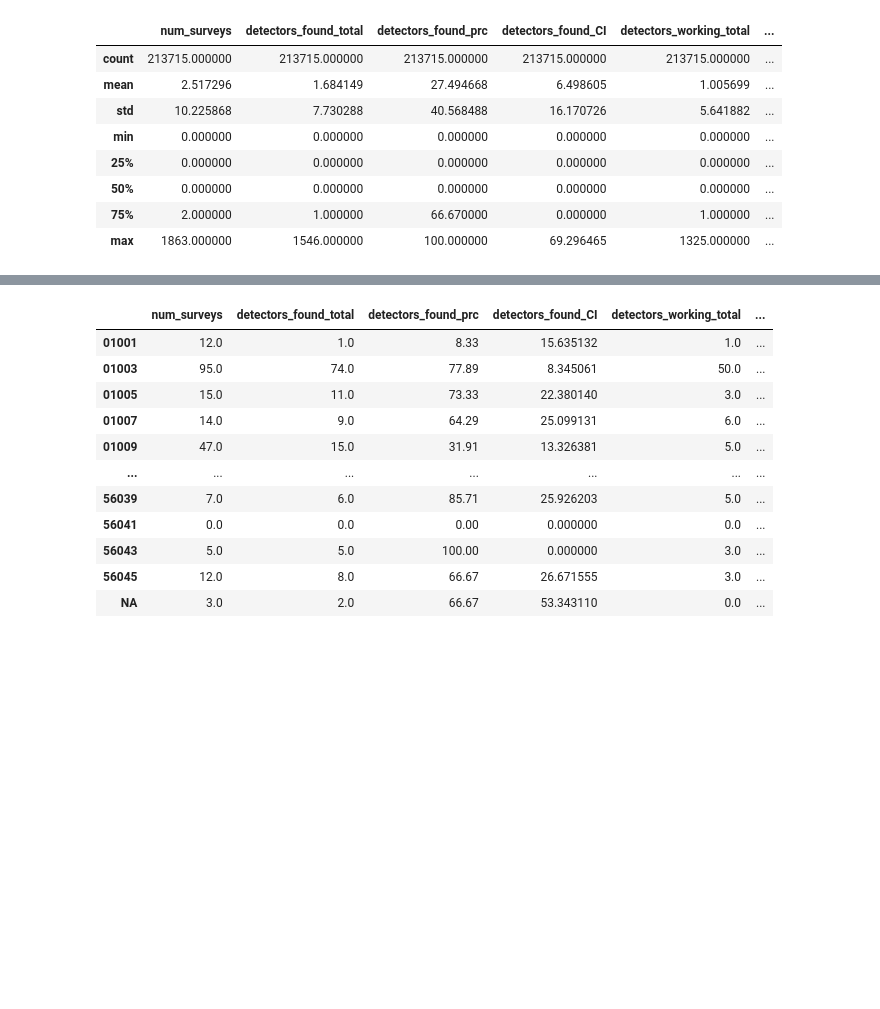
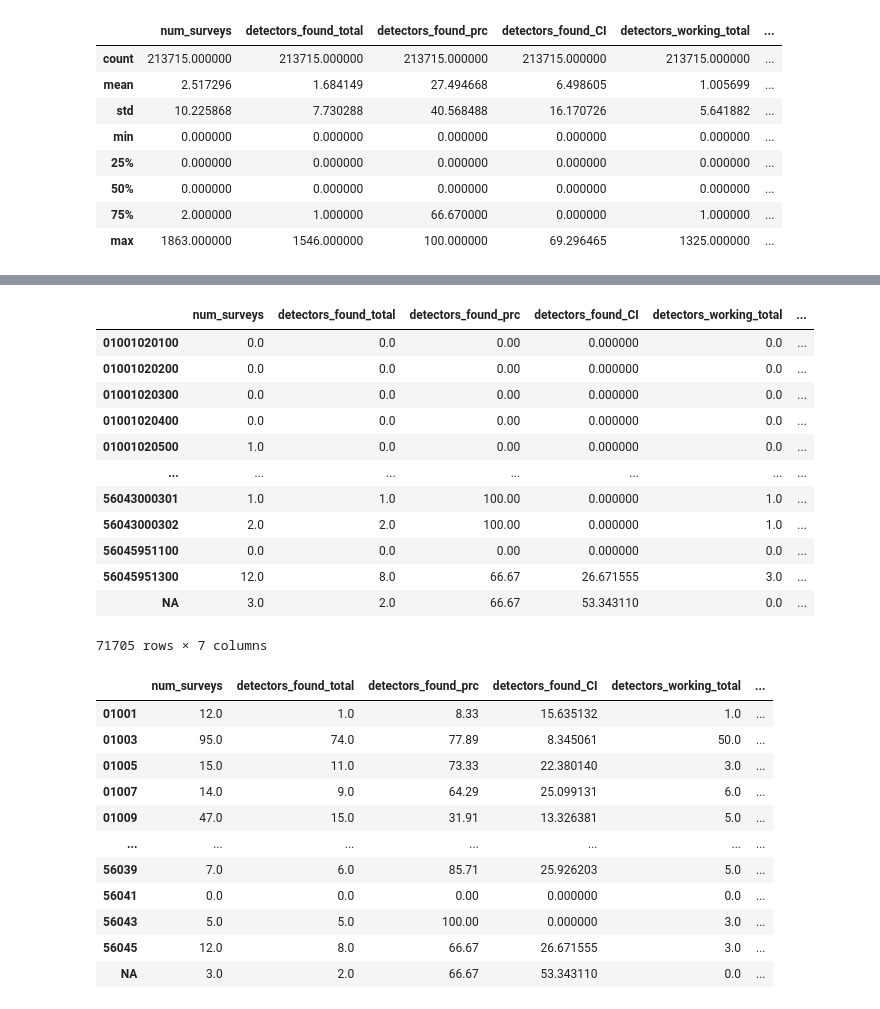
Before and after one commit to DataKind-DC/rcp2, a Jupyter notebook: Code/Models/Smoke_Alarm_Model.ipynb, the cells around one changed output, grey strips where cells are left out. Saved outputs shown, nothing was run; the diff lists cells and outputs as text; code cells hidden in the pictures; blank space fills up the shorter version.

Commit message:
Update Smoke Detector Models
This code fixes an error in the Primary Smoke Detector model as well as give more granular model outputs.

```diff
--- a/Code/Models/Smoke_Alarm_Model.ipynb
+++ b/Code/Models/Smoke_Alarm_Model.ipynb
@@ -355,3 +360,19 @@ arc_block
+# %%
+tract_data
+# %% [output]
+|  | num_surveys | detectors_found_total | detectors_found_prc | detectors_found_CI | detectors_working_total | ... |
+| 01001020100 | 0.0 | 0.0 | 0.00 | 0.000000 | 0.0 | ... |
+| 01001020200 | 0.0 | 0.0 | 0.00 | 0.000000 | 0.0 | ... |
+| 01001020300 | 0.0 | 0.0 | 0.00 | 0.000000 | 0.0 | ... |
+| 01001020400 | 0.0 | 0.0 | 0.00 | 0.000000 | 0.0 | ... |
+| 01001020500 | 1.0 | 0.0 | 0.00 | 0.000000 | 0.0 | ... |
+| ... | ... | ... | ... | ... | ... | ... |
+| 56043000301 | 1.0 | 1.0 | 100.00 | 0.000000 | 1.0 | ... |
+| 56043000302 | 2.0 | 2.0 | 100.00 | 0.000000 | 1.0 | ... |
+| 56045951100 | 0.0 | 0.0 | 0.00 | 0.000000 | 0.0 | ... |
+| 56045951300 | 12.0 | 8.0 | 66.67 | 26.671555 | 3.0 | ... |
+| NA | 3.0 | 2.0 | 66.67 | 53.343110 | 0.0 | ... |
+71705 rows × 7 columns
 # %%
 arc_county
 # %% [output]
```
Also changed, not shown: parts of 5 cells of this notebook, 6 other files.
